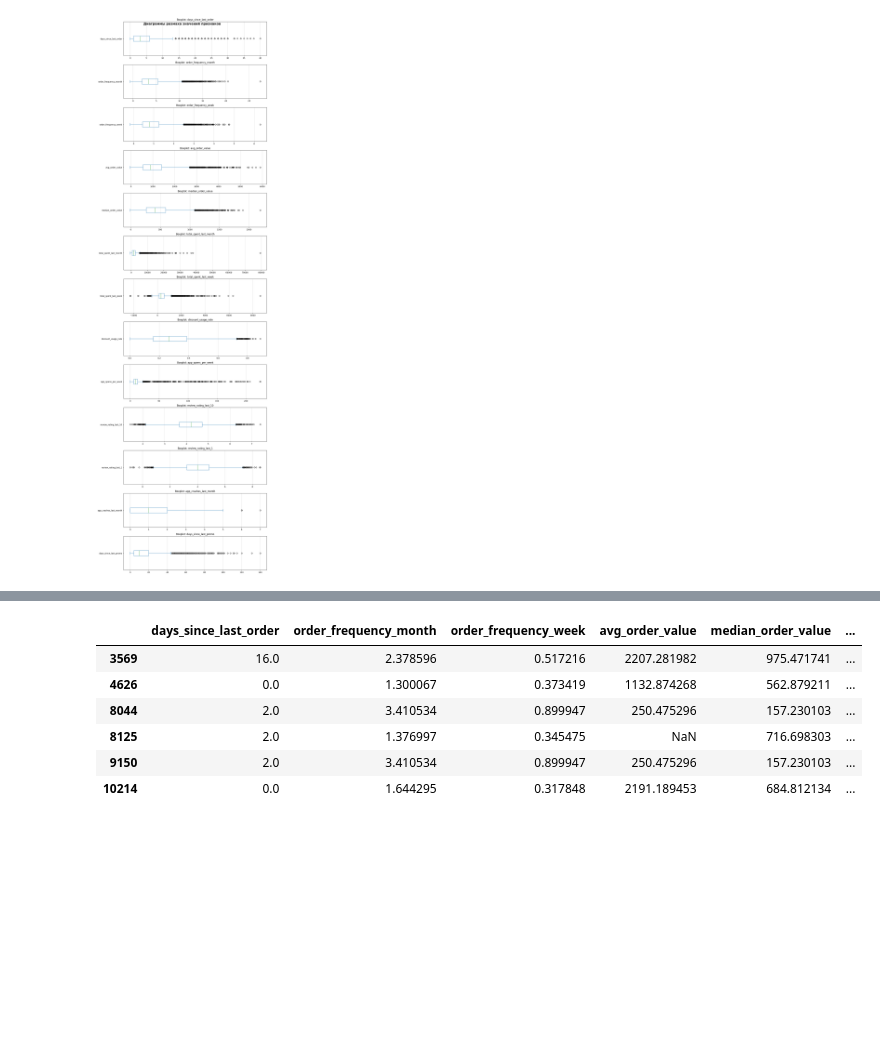
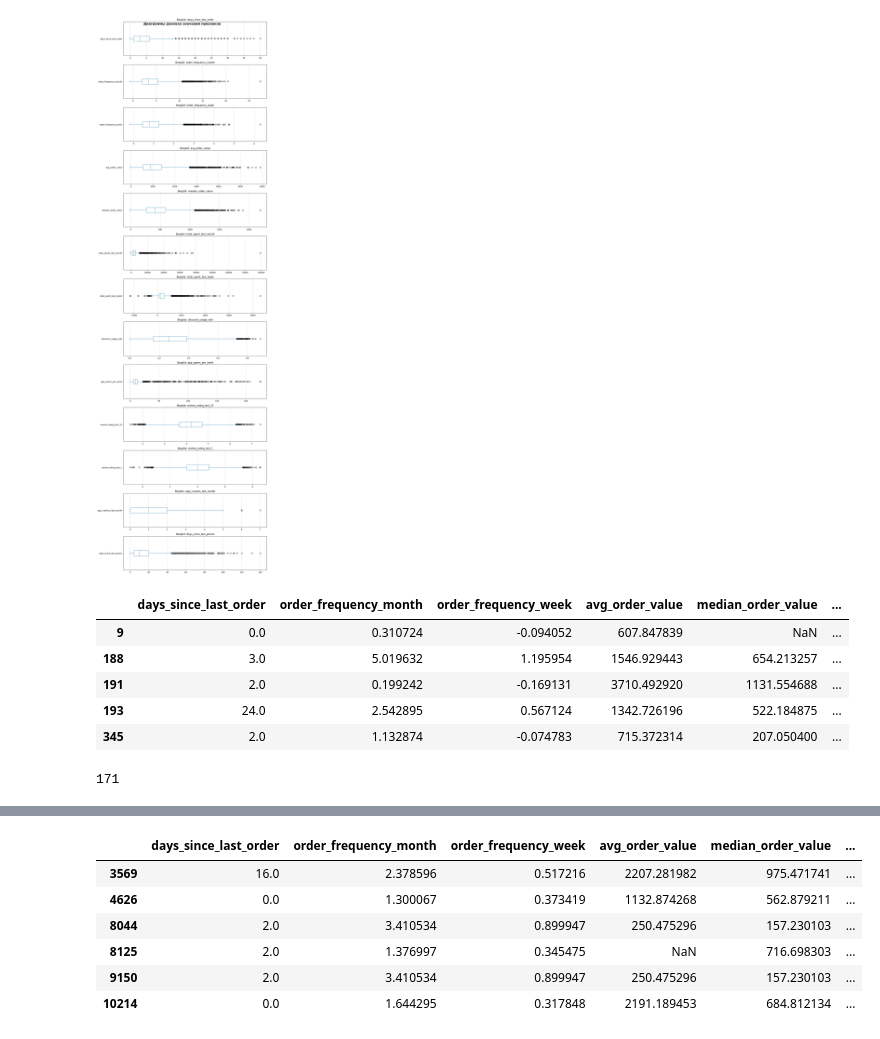
Before and after one commit to TemaQDX/project_happy_coffe_beans, a Jupyter notebook: happy_coffee_beans_project_sprint_11_Artem_Burov.ipynb, the cells around one changed output, grey strips where cells are left out. Saved outputs shown, nothing was run; the diff lists cells and outputs as text; code cells hidden in the pictures; blank space fills up the shorter version.

```diff
--- a/happy_coffee_beans_project_sprint_11_Artem_Burov.ipynb
+++ b/happy_coffee_beans_project_sprint_11_Artem_Burov.ipynb
@@ -942,3 +968,16 @@ plt.tight_layout()
 plt.show()
 # %% [output]
 [figure]
+# %%
+df_processed[df_processed['total_spent_last_week'] < 0].head()
+# %% [output]
+|  | days_since_last_order | order_frequency_month | order_frequency_week | avg_order_value | median_order_value | ... |
+| 9 | 0.0 | 0.310724 | -0.094052 | 607.847839 | NaN | ... |
+| 188 | 3.0 | 5.019632 | 1.195954 | 1546.929443 | 654.213257 | ... |
+| 191 | 2.0 | 0.199242 | -0.169131 | 3710.492920 | 1131.554688 | ... |
+| 193 | 24.0 | 2.542895 | 0.567124 | 1342.726196 | 522.184875 | ... |
+| 345 | 2.0 | 1.132874 | -0.074783 | 715.372314 | 207.050400 | ... |
+# %%
+df_processed[df_processed['total_spent_last_week'] < 0].shape[0]
+# %% [output]
+171
```
Also changed, not shown: parts of 34 cells of this notebook.
